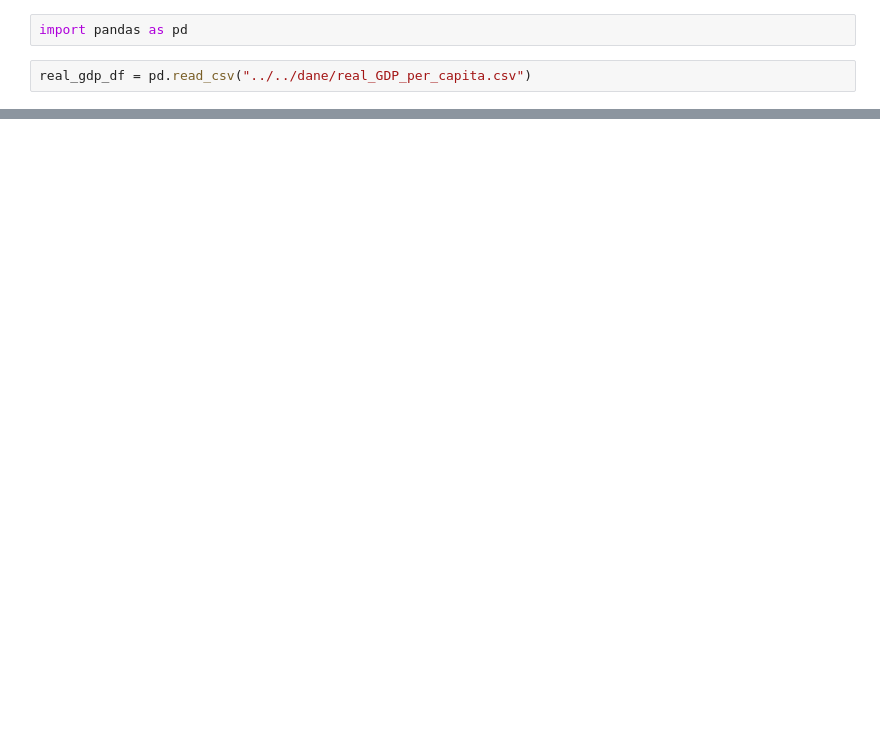
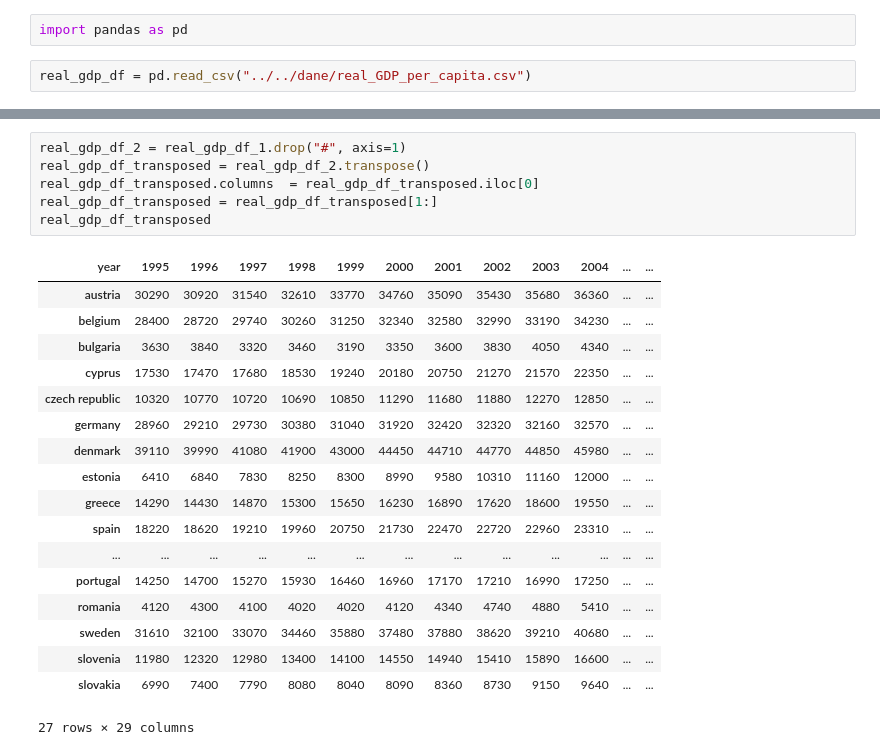
Before and after one commit to NK8007/merito-analiza-danych-cwiczenia, a Jupyter notebook: grupa_1/kod/kod.ipynb, the cells around one changed output, grey strips where cells are left out. Saved outputs shown, nothing was run; the diff lists cells and outputs as text; blank space fills up the shorter version.

Commit message:
added transpose

```diff
--- a/grupa_1/kod/kod.ipynb
+++ b/grupa_1/kod/kod.ipynb
@@ -15,3 +28,28 @@ real_gdp_df.head()
+# %%
+real_gdp_df_2 = real_gdp_df_1.drop("#", axis=1)
+real_gdp_df_transposed = real_gdp_df_2.transpose()
+real_gdp_df_transposed.columns  = real_gdp_df_transposed.iloc[0]
+real_gdp_df_transposed = real_gdp_df_transposed[1:]
+real_gdp_df_transposed
+# %% [output]
+| year | 1995 | 1996 | 1997 | 1998 | 1999 | 2000 | 2001 | 2002 | 2003 | 2004 | ... | ... |
+| austria | 30290 | 30920 | 31540 | 32610 | 33770 | 34760 | 35090 | 35430 | 35680 | 36360 | ... | ... |
+| belgium | 28400 | 28720 | 29740 | 30260 | 31250 | 32340 | 32580 | 32990 | 33190 | 34230 | ... | ... |
+| bulgaria | 3630 | 3840 | 3320 | 3460 | 3190 | 3350 | 3600 | 3830 | 4050 | 4340 | ... | ... |
+| cyprus | 17530 | 17470 | 17680 | 18530 | 19240 | 20180 | 20750 | 21270 | 21570 | 22350 | ... | ... |
+| czech republic | 10320 | 10770 | 10720 | 10690 | 10850 | 11290 | 11680 | 11880 | 12270 | 12850 | ... | ... |
+| germany | 28960 | 29210 | 29730 | 30380 | 31040 | 31920 | 32420 | 32320 | 32160 | 32570 | ... | ... |
+| denmark | 39110 | 39990 | 41080 | 41900 | 43000 | 44450 | 44710 | 44770 | 44850 | 45980 | ... | ... |
+| estonia | 6410 | 6840 | 7830 | 8250 | 8300 | 8990 | 9580 | 10310 | 11160 | 12000 | ... | ... |
+| greece | 14290 | 14430 | 14870 | 15300 | 15650 | 16230 | 16890 | 17620 | 18600 | 19550 | ... | ... |
+| spain | 18220 | 18620 | 19210 | 19960 | 20750 | 21730 | 22470 | 22720 | 22960 | 23310 | ... | ... |
+| ... | ... | ... | ... | ... | ... | ... | ... | ... | ... | ... | ... | ... |
+| portugal | 14250 | 14700 | 15270 | 15930 | 16460 | 16960 | 17170 | 17210 | 16990 | 17250 | ... | ... |
+| romania | 4120 | 4300 | 4100 | 4020 | 4020 | 4120 | 4340 | 4740 | 4880 | 5410 | ... | ... |
+| sweden | 31610 | 32100 | 33070 | 34460 | 35880 | 37480 | 37880 | 38620 | 39210 | 40680 | ... | ... |
+| slovenia | 11980 | 12320 | 12980 | 13400 | 14100 | 14550 | 14940 | 15410 | 15890 | 16600 | ... | ... |
+| slovakia | 6990 | 7400 | 7790 | 8080 | 8040 | 8090 | 8360 | 8730 | 9150 | 9640 | ... | ... |
+27 rows × 29 columns
 # %%
 real_gdp_df.describe()
 # %% [output]
```
Also changed, not shown: parts of 4 cells of this notebook, 1 other file.
